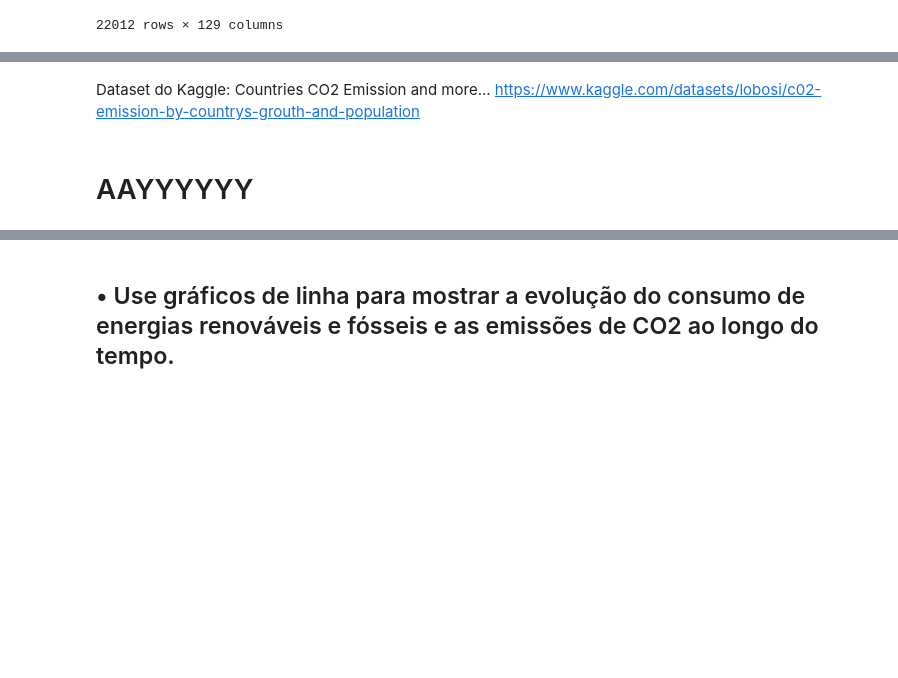
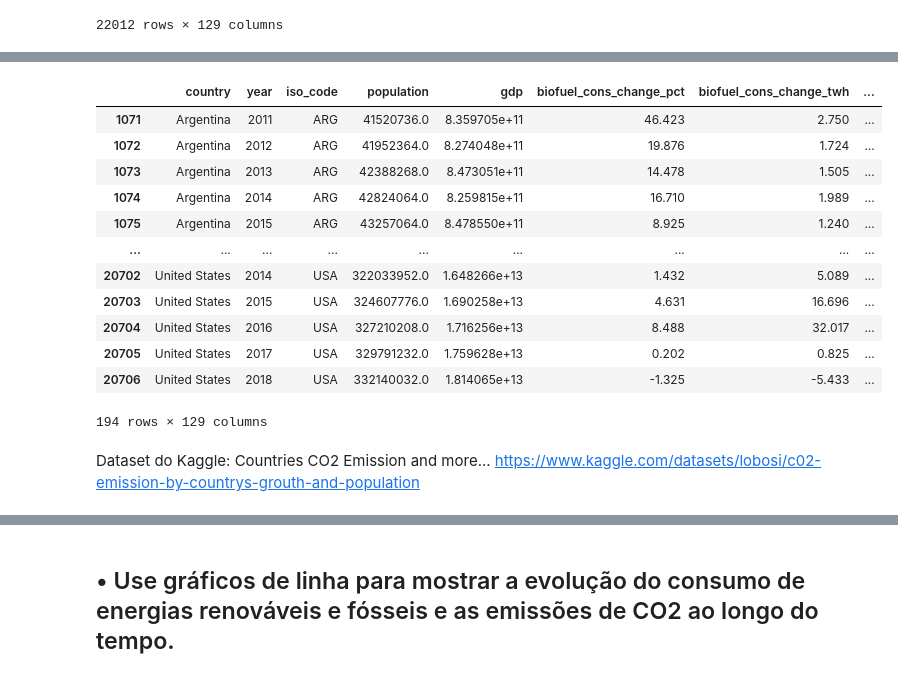
Before and after one commit to Henrike-PB/gc-python-2024, a Jupyter notebook: aula_08/Exercicio 20/exercicio_20.ipynb, the cells around one changed output, grey strips where cells are left out. Cells and saved outputs as stored; diff of their text form; code cells hidden in the pictures; blank space fills up the shorter version.

```diff
--- a/aula_08/Exercicio 20/exercicio_20.ipynb
+++ b/aula_08/Exercicio 20/exercicio_20.ipynb
@@ -31,7 +68,21 @@ consumo_energia_mundial.
+# %%
+consumo_energia_mundial.dropna()
+# %% [output]
+|  | country | year | iso_code | population | gdp | biofuel_cons_change_pct | biofuel_cons_change_twh | ... |
+| 1071 | Argentina | 2011 | ARG | 41520736.0 | 8.359705e+11 | 46.423 | 2.750 | ... |
+| 1072 | Argentina | 2012 | ARG | 41952364.0 | 8.274048e+11 | 19.876 | 1.724 | ... |
+| 1073 | Argentina | 2013 | ARG | 42388268.0 | 8.473051e+11 | 14.478 | 1.505 | ... |
+| 1074 | Argentina | 2014 | ARG | 42824064.0 | 8.259815e+11 | 16.710 | 1.989 | ... |
+| 1075 | Argentina | 2015 | ARG | 43257064.0 | 8.478550e+11 | 8.925 | 1.240 | ... |
+| ... | ... | ... | ... | ... | ... | ... | ... | ... |
+| 20702 | United States | 2014 | USA | 322033952.0 | 1.648266e+13 | 1.432 | 5.089 | ... |
+| 20703 | United States | 2015 | USA | 324607776.0 | 1.690258e+13 | 4.631 | 16.696 | ... |
+| 20704 | United States | 2016 | USA | 327210208.0 | 1.716256e+13 | 8.488 | 32.017 | ... |
+| 20705 | United States | 2017 | USA | 329791232.0 | 1.759628e+13 | 0.202 | 0.825 | ... |
+| 20706 | United States | 2018 | USA | 332140032.0 | 1.814065e+13 | -1.325 | -5.433 | ... |
+194 rows × 129 columns
 # %% [markdown]
 Dataset do Kaggle: Countries CO2 Emission and more... https://www.kaggle.com/datasets/lobosi/c02-emission-by-countrys-grouth-and-population
-# %% [markdown]
-# AAYYYYYY
 # %%
 co2_emission = pd.read_csv('energy.csv')
 co2_emission
```
Also changed, not shown: parts of 7 cells of this notebook, 1 other file.
